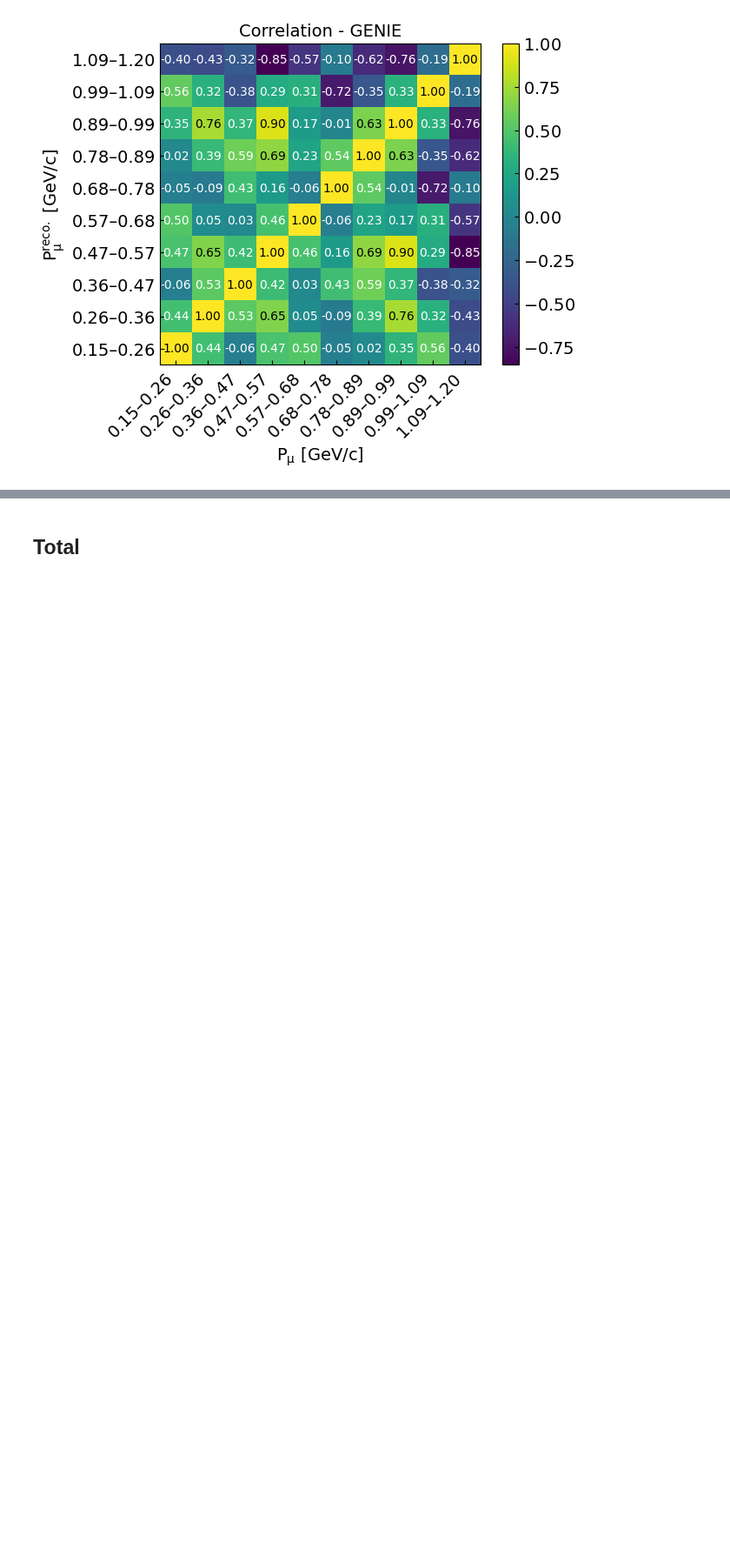
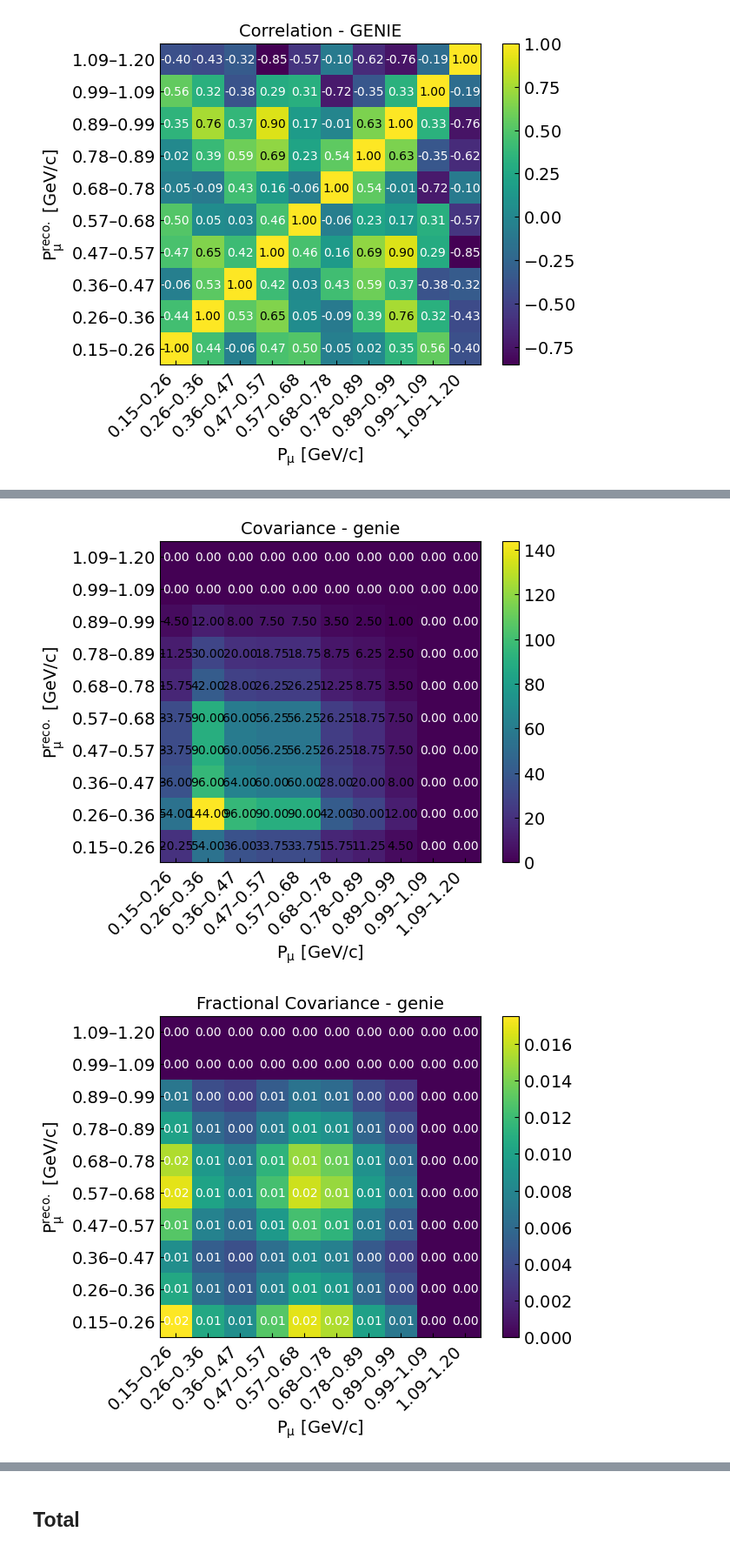
Before and after one commit to sungbinoh/cafpyana, a Jupyter notebook: analysis_village/numucc1p0pi/wienersvd_unfolding.ipynb, the cells around one changed output, grey strips where cells are left out. Shown at 87% size. Saved outputs shown, nothing was run; the diff lists cells and outputs as text; code cells hidden in the pictures; blank space fills up the shorter version.

```diff
--- a/analysis_village/numucc1p0pi/wienersvd_unfolding.ipynb
+++ b/analysis_village/numucc1p0pi/wienersvd_unfolding.ipynb
@@ -268,3 +215,17 @@ colors = ["mediumslateblue",
+# %%
+# Turn unisims into multisims with 2 universes
+knobs = [
+    'GENIEReWeight_SBN_v1_multisigma_RPA_CCQE',
+    'GENIEReWeight_SBN_v1_multisigma_CoulombCCQE',
+    'GENIEReWeight_SBN_v1_multisigma_NormCCMEC',
+    # 'GENIEReWeight_SBN_v1_multisigma_NormNCMEC',
+    # 'GENIEReWeight_SBN_v1_multisigma_RDecBR1gamma',
+]
+
+# knob = knobs[2]
+for knob in knobs:
+    mc_evt_df[(knob, "univ_0", "", "", "", "", "", "")] = mc_evt_df[knob].ps1
+    mc_evt_df[(knob, "univ_1", "", "", "", "", "", "")] = mc_evt_df[knob].ms1
 # %%
 # classify events into categories
 mc_evt_df.loc[:,'nuint_categ'] = get_int_category(mc_evt_df)
@@ -752,0 +705,13 @@ plot_heatmap(ret_genie["Correlation"], "Correlation - GENIE",
+# %%
+save_fig_name = "{}/{}-{}-genie_covariance".format(save_fig_dir, var_config.var_save_name, syst_name)
+plot_heatmap(ret_genie["Covariance"], "Covariance - genie",
+             save_fig=save_fig, save_fig_name=save_fig_name)
+save_fig_name = "{}/{}-{}-genie_covariance_frac".format(save_fig_dir, var_config.var_save_name, syst_name)
+plot_heatmap(ret_genie["Covariance_Frac"], "Fractional Covariance - genie",
+             save_fig=save_fig, save_fig_name=save_fig_name)
+save_fig_name = "{}/{}-{}-genie_correlation".format(save_fig_dir, var_config.var_save_name, syst_name)
+plot_heatmap(ret_genie["Correlation"], "Correlation - genie",
+             save_fig=save_fig, save_fig_name=save_fig_name)
+# %% [output]
+[figure, added]
+[figure, added]
```
Also changed, not shown: parts of 61 cells of this notebook.
